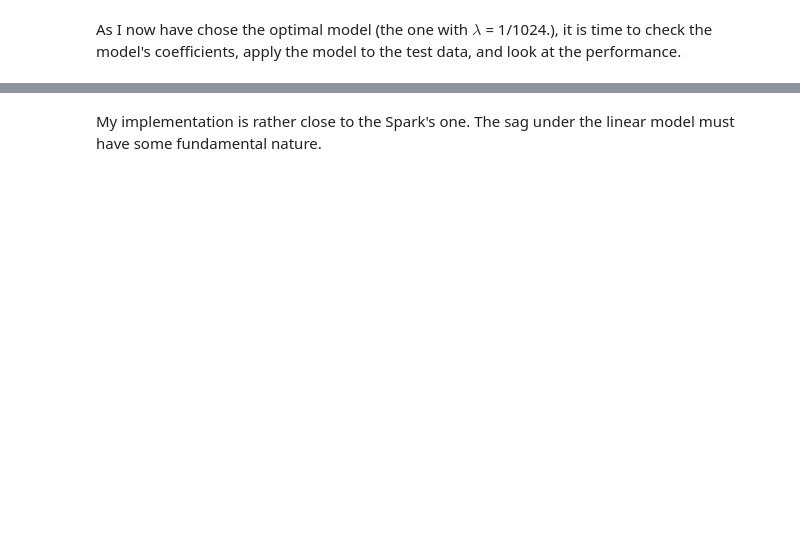
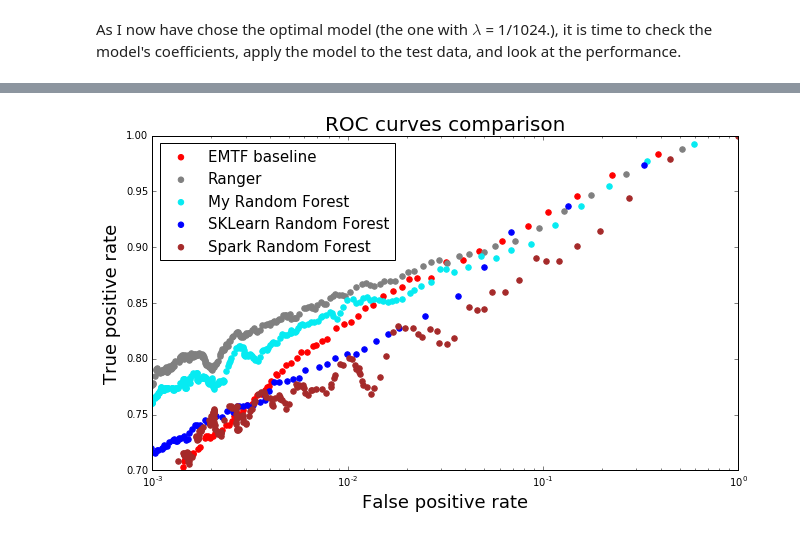
Before and after one commit to kkotov/emtfPtRegression, a Jupyter notebook: ModelSelection.ipynb, the cells around one changed output, grey strips where cells are left out. Saved outputs shown, nothing was run; the diff lists cells and outputs as text; code cells hidden in the pictures; blank space fills up the shorter version.

```diff
--- a/ModelSelection.ipynb
+++ b/ModelSelection.ipynb
@@ -701,8 +794,8 @@ Random Forest is an alternative model. While playing with it in R I found, to my
 from pyspark.ml.regression import RandomForestRegressor
 
 # let's train a simple Random Forest
-randomForest = RandomForestRegressor(labelCol='ptTrueInv', featuresCol='features', numTrees=128,
-                                     impurity='variance', maxDepth=6, maxBins=96)
+randomForest = RandomForestRegressor(labelCol='ptTrueInv', featuresCol='features', numTrees=256, #128,
+                                     impurity='variance', maxDepth=6) #, maxBins=96)
 
 # chain transformations in a pipeline
 rfPipeline = Pipeline(stages=[assemblerCategorical, catFeatureIndexer, assemblerContinuous, assembler, randomForest])
@@ -737,5 +877,5 @@ A mediocre performance looks disturbing. Below I also add my C++ implementation
 # %%
-# load the C++ wrapper library
+# load the C++ wrapper library for my RF implementation
 import ctypes
 rflib = ctypes.cdll.LoadLibrary('/home/kkotov/work/emtfPtRegression/2017.09.07/wrapper.so')
 rflib.RandomForest_regress.restype = ctypes.c_double
@@ -761,4 +901,12 @@ class RandomForest(object):
 
 # instantiate and load an already trained model with a limited set of features
 rf = RandomForest()
-rf.load("/home/kkotov/work/emtfPtRegression/2017.09.07/rf3.model")
+rf.load("/home/kkotov/work/emtfPtRegression/2017.09.07/_rf.model")
+
+# the model is trained offline and needs to be tested on events, different from those used in training
+# the dataset below is the same oldSim.csv, but with training/test partitioning used for the model above
+df2 = pd.read_csv("/home/kkotov/work/emtfPtRegression/2017.09.07/one.csv")
+# select events for testing
+df2 = df2[df2.trainIdx == 0]
+# make predictions
+myRfTest = [ (cnt,rf.regress(row)) for (cnt,row) in df2[predictors].iterrows() ]
@@ -791,2 +913,52 @@ plt.show()
-# %% [markdown]
-My implementation is rather close to the Spark's one. The sag under the linear model must have some fundamental nature.
+# %%
+# put everything on the same plot
+skim5  = np.array( [ (df2.loc[cnt,'muPtGen'],
+                      1./p,
+                      1./df2.loc[cnt,'muPtGen']**2)
+                     for (cnt,p) in myRfTest
+                   ], dtype  = [('target', np.float),
+                                ('prediction', np.float),
+                                ('weight', np.float)]
+         )
+myRfROC = rocMetric(skim5, binning)
+
+skim6  = np.array( [ (df2.loc[cnt,'muPtGen'],
+                      df2.loc[cnt,'ptXML'],
+                      1./df2.loc[cnt,'muPtGen']**2)
+                     for (cnt,p) in myRfTest
+                   ], dtype  = [('target', np.float),
+                                ('prediction', np.float),
+                                ('weight', np.float)]
+         )
+baseROC = rocMetric(skim6, binning)
+
+skim7  = np.array( [ (df2.loc[cnt,'muPtGen'],
+                      df2.loc[cnt,'ranger'],
+                      1./df2.loc[cnt,'muPtGen']**2)
+                     for (cnt,p) in myRfTest
+                   ], dtype  = [('target', np.float),
+                                ('prediction', np.float),
+                                ('weight', np.float)]
+         )
+rangerROC = rocMetric(skim7, binning)
+
+skim8  = np.array( zip(df1[target].values.ravel()[trainRows:nRows],
+                       1./sklTest,
+                       1./df1[target].values.ravel()[trainRows:nRows]**2),
+                   dtype  = [('target', np.float),
+                             ('prediction', np.float),
+                             ('weight', np.float)]
+         )
+sklROC = rocMetric(skim8, binning)
+
+
+fig, ax0 = prepareRocPlot({"Ranger": (rangerROC,'grey'),
+                           "My Random Forest": (myRfROC,'#06ebf2'),
+                           "SKLearn Random Forest":(sklROC,'blue'),
+                           "EMTF baseline": (baseROC,'red'),
+                           "Spark Random Forest": (rfROC,'brown'),
+                           })
+
+plt.show()
+# %% [output]
+[figure, added]
```
Also changed, not shown: parts of 30 cells of this notebook.
